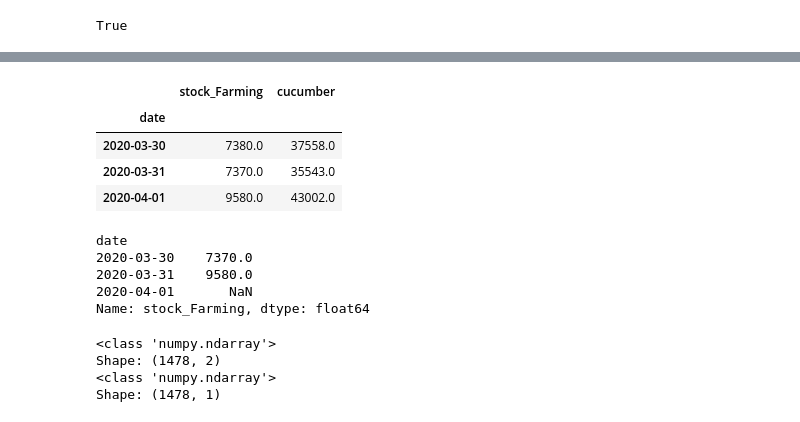
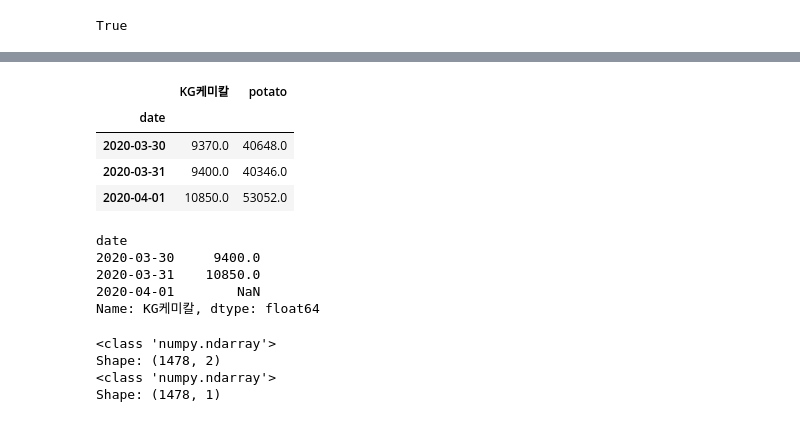
Before and after one commit to sunnight9507/BitAcademy, a Jupyter notebook: Project/Data_to_database.ipynb, the cells around one changed output, grey strips where cells are left out. Saved outputs shown, nothing was run; the diff lists cells and outputs as text; code cells hidden in the pictures.

```diff
--- a/Project/Data_to_database.ipynb
+++ b/Project/Data_to_database.ipynb
@@ -143,19 +143,19 @@ data.tail(2)
 2 rows × 31 columns
 # %%
-target_name = 'stock_Farming'
-target_names = [target_name,'cucumber']
+target_name = 'KG케미칼'
+target_names = [target_name, 'potato']
 #df = data[]
 shift_steps = 1
 
 df = data[target_names].shift(1)
 
 df.tail(3)
 # %% [output]
-|  | stock_Farming | cucumber |
+|  | KG케미칼 | potato |
 | date |  |  |
-| 2020-03-30 | 7380.0 | 37558.0 |
-| 2020-03-31 | 7370.0 | 35543.0 |
-| 2020-04-01 | 9580.0 | 43002.0 |
+| 2020-03-30 | 9370.0 | 40648.0 |
+| 2020-03-31 | 9400.0 | 40346.0 |
+| 2020-04-01 | 10850.0 | 53052.0 |
 # %%
 df_targets = df[target_name].shift(-shift_steps)
 # df_targets = df.shift(-shift_steps)
@@ -163,10 +163,10 @@ df_targets = df[target_name].shift(-shift_steps)
 df_targets.tail(3)
 # %% [output]
 date
-2020-03-30    7370.0
-2020-03-31    9580.0
-2020-04-01       NaN
-Name: stock_Farming, dtype: float64
+2020-03-30     9400.0
+2020-03-31    10850.0
+2020-04-01        NaN
+Name: KG케미칼, dtype: float64
 # %%
 x_data = df.values[shift_steps:-23] # 3월 예측
 
```
Also changed, not shown: parts of 13 cells of this notebook, 1 other file.
